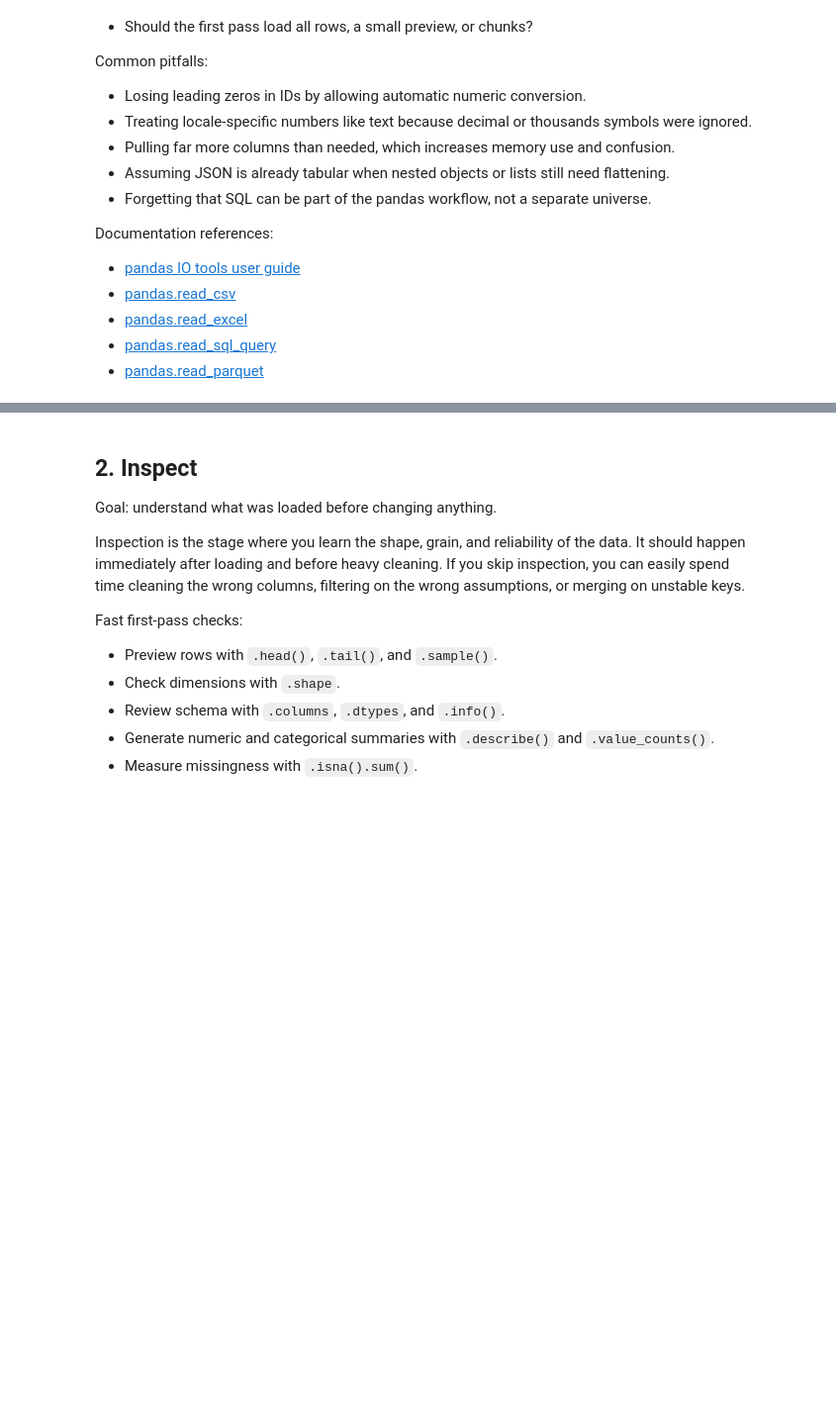
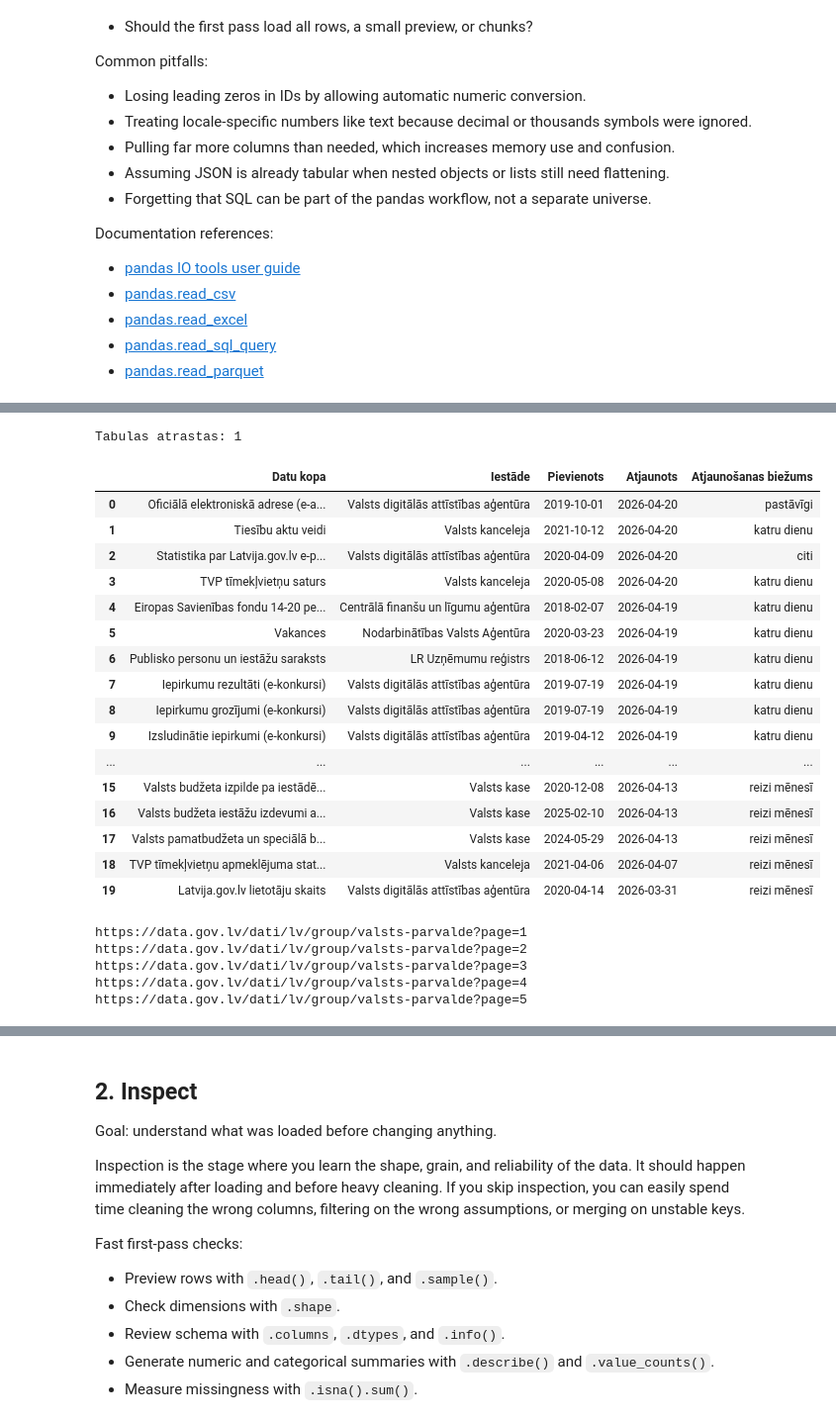
Before and after one commit to ValRCS/RTU_Python_CSP, a Jupyter notebook: notebooks/day4_pandas_full_worfklow_colab.ipynb, the cells around one changed output, grey strips where cells are left out. Shown at 99% size. Drawn from its saved outputs; the diff is of its cells as text; code cells hidden in the pictures; blank space fills up the shorter version.

```diff
--- a/notebooks/day4_pandas_full_worfklow_colab.ipynb
+++ b/notebooks/day4_pandas_full_worfklow_colab.ipynb
@@ -251,0 +296,48 @@ loaded_objects
+# %%
+# drusku vairāk par ielādi no HTML tabulas, jo tas var būt nedaudz trausls process, atkarībā no HTML struktūras un izmantotajām bibliotēkām. Ja ielāde no HTML neizdodas, mēs pārejam uz CSV avotu kā rezerves variantu.url = "https://en.wikipedia.org/wiki/List_of_cities_and_towns_in_Latvia"
+# url = "https://en.wikipedia.org/wiki/List_of_cities_and_towns_in_Latvia"
+url = "https://data.gov.lv/dati/lv/group/valsts-parvalde"
+# mēs nolasim VISAS tabulas kuras ir šajā lapā
+# un tad apskatīsim cik tādas tabulas mums ir
+wiki_tables = pd.read_html(url) # tiek nolašits, noparsēts un pārvērsts par datu rāmjiem (DataFrame) sarakstu
+print(f"Tabulas atrastas: {len(wiki_tables)}")
+# %% [output]
+Tabulas atrastas: 1
+# %%
+# tātad ja mums ir vismaz viena tad varam to apskatīt
+if wiki_tables:
+    display(wiki_tables[0]) # display ir kā print tieši pandas dataframe gadījumā, tas izdrukās tabulas formātā, kas ir daudz pārskatāmāk nekā parasts print
+# %% [output]
+|  | Datu kopa | Iestāde | Pievienots | Atjaunots | Atjaunošanas biežums |
+| 0 | Oficiālā elektroniskā adrese (e-a... | Valsts digitālās attīstības aģentūra | 2019-10-01 | 2026-04-20 | pastāvīgi |
+| 1 | Tiesību aktu veidi | Valsts kanceleja | 2021-10-12 | 2026-04-20 | katru dienu |
+| 2 | Statistika par Latvija.gov.lv e-p... | Valsts digitālās attīstības aģentūra | 2020-04-09 | 2026-04-20 | citi |
+| 3 | TVP tīmekļvietņu saturs | Valsts kanceleja | 2020-05-08 | 2026-04-20 | katru dienu |
+| 4 | Eiropas Savienības fondu 14-20 pe... | Centrālā finanšu un līgumu aģentūra | 2018-02-07 | 2026-04-19 | katru dienu |
+| 5 | Vakances | Nodarbinātības Valsts Aģentūra | 2020-03-23 | 2026-04-19 | katru dienu |
+| 6 | Publisko personu un iestāžu saraksts | LR Uzņēmumu reģistrs | 2018-06-12 | 2026-04-19 | katru dienu |
+| 7 | Iepirkumu rezultāti (e-konkursi) | Valsts digitālās attīstības aģentūra | 2019-07-19 | 2026-04-19 | katru dienu |
+| 8 | Iepirkumu grozījumi (e-konkursi) | Valsts digitālās attīstības aģentūra | 2019-07-19 | 2026-04-19 | katru dienu |
+| 9 | Izsludinātie iepirkumi (e-konkursi) | Valsts digitālās attīstības aģentūra | 2019-04-12 | 2026-04-19 | katru dienu |
+| ... | ... | ... | ... | ... | ... |
+| 15 | Valsts budžeta izpilde pa iestādē... | Valsts kase | 2020-12-08 | 2026-04-13 | reizi mēnesī |
+| 16 | Valsts budžeta iestāžu izdevumi a... | Valsts kase | 2025-02-10 | 2026-04-13 | reizi mēnesī |
+| 17 | Valsts pamatbudžeta un speciālā b... | Valsts kase | 2024-05-29 | 2026-04-13 | reizi mēnesī |
+| 18 | TVP tīmekļvietņu apmeklējuma stat... | Valsts kanceleja | 2021-04-06 | 2026-04-07 | reizi mēnesī |
+| 19 | Latvija.gov.lv lietotāju skaits | Valsts digitālās attīstības aģentūra | 2020-04-14 | 2026-03-31 | reizi mēnesī |
+# %%
+# tātad ja zinam ka mums ir 5 lapas ar tabulām, tad varam tās visas nolasīt
+# formāts ir url un tad page=1, page=2 utt. atkarībā no lapas numura
+all_urls = []
+for page_num in range(1, 6):
+    page_url = f"{url}?page={page_num}"
+    all_urls.append(page_url)
+# izdrukājam visas adreses kuras nolasīsim
+for page_url in all_urls:
+    print(page_url)
+# %% [output]
+https://data.gov.lv/dati/lv/group/valsts-parvalde?page=1
+https://data.gov.lv/dati/lv/group/valsts-parvalde?page=2
+https://data.gov.lv/dati/lv/group/valsts-parvalde?page=3
+https://data.gov.lv/dati/lv/group/valsts-parvalde?page=4
+https://data.gov.lv/dati/lv/group/valsts-parvalde?page=5
```
Also changed, not shown: parts of 6 cells of this notebook.
